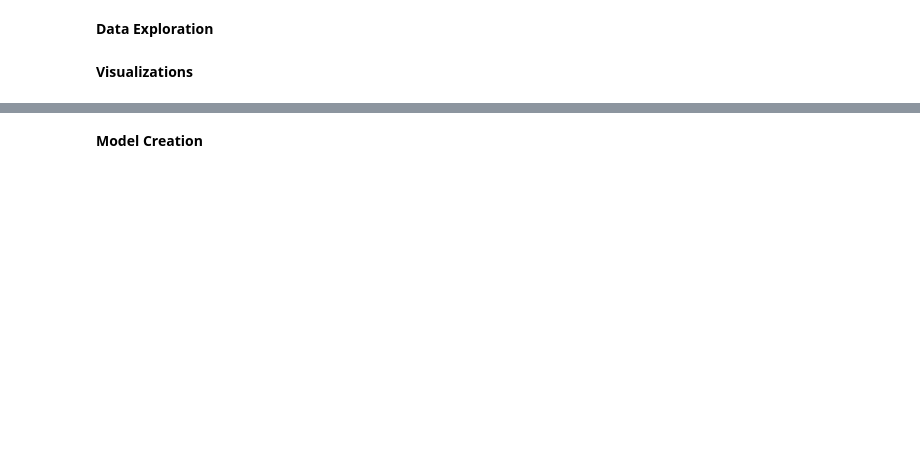
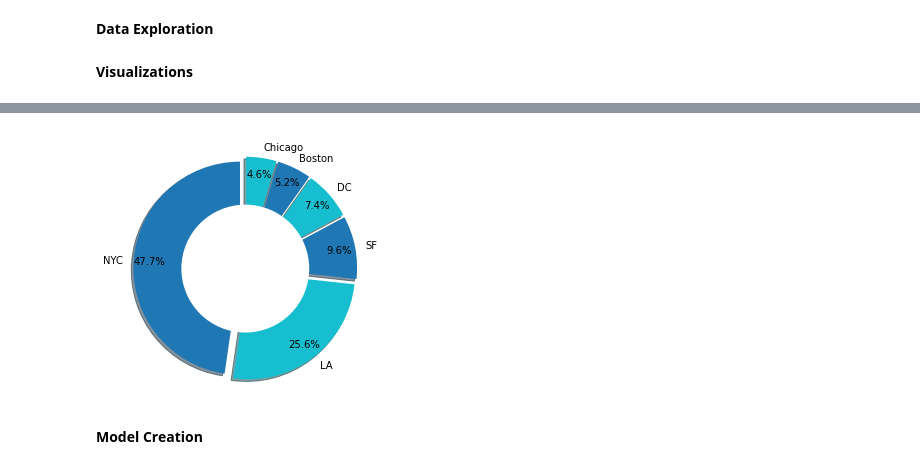
Before and after one commit to BuildWeek-ft-airbnb-6/backend, a Jupyter notebook: model/model.ipynb, the cells around one changed output, grey strips where cells are left out. Drawn from its saved outputs; the diff is of its cells as text; code cells hidden in the pictures; blank space fills up the shorter version.

```diff
--- a/model/model.ipynb
+++ b/model/model.ipynb
@@ -76,3 +115,38 @@ figure = plt.figure(figsize=(10,10))
+# %%
+# Plotting the percentage of available rooms in the data with a pie chart.
+
+cities = ['NYC', 'LA', 'SF', 'DC', 'Boston', 'Chicago']
+colors = ['#1f77b4','#17becf', '#1f77b4','#17becf', '#1f77b4','#17becf']
+explode = (0.05,0.05,0.05,0.05, 0.05, 0.05)
+sizes = []
+
+for x in df['city'].value_counts():
+    sizes.append(x)
+
+def generate_pie(sizes, colors, explode, size):
+    '''
+    This creates a function call that creates the pie chart
+    '''
+
+    # initializing the chart with the predefined variables
+    plt.pie(sizes, colors=colors, labels=cities,
+            autopct='%1.1f%%', startangle=90,
+            pctdistance=0.85, explode=explode,
+            shadow=True, radius=1)
+
+    # drawing circle
+    centre_circle = plt.Circle((0,0),0.60,fc='white')
+    fig = plt.gcf()
+    fig.gca().add_artist(centre_circle)
+
+    # increasing aspect ration
+    ax1.axis('equal')
+    plt.tight_layout()
+    plt.show()
+
+generate_pie(sizes, colors, explode, sizes)
+# %% [output]
+[figure, added]
 # %% [markdown]
 **Model Creation**
 # %%
```
Also changed, not shown: parts of 10 cells of this notebook.
